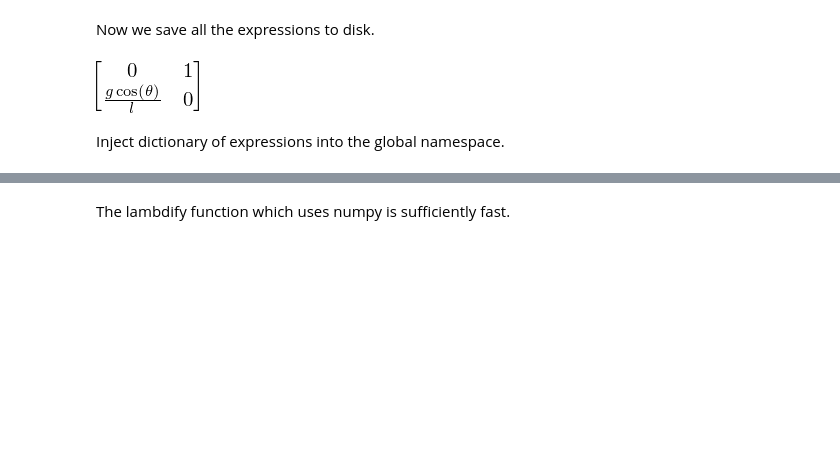
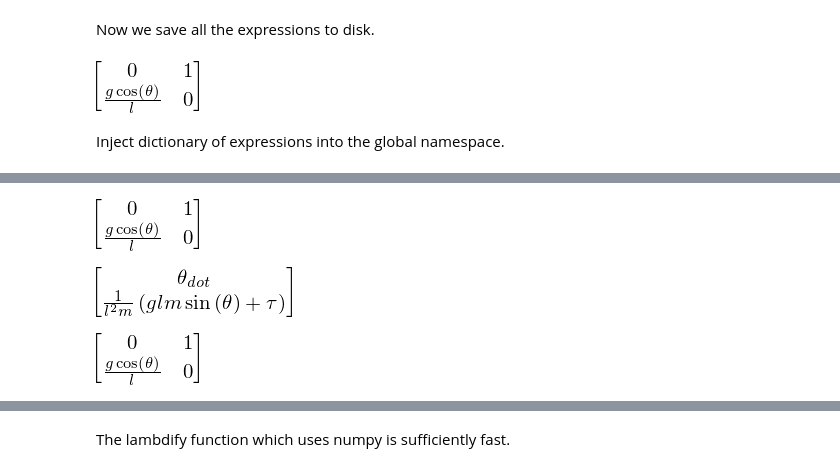
Before and after one commit to jgoppert/PX4-SIL, a Jupyter notebook: Pendulum.ipynb, the cells around one changed output, grey strips where cells are left out. Saved outputs shown, nothing was run; the diff lists cells and outputs as text; code cells hidden in the pictures; blank space fills up the shorter version.

```diff
--- a/Pendulum.ipynb
+++ b/Pendulum.ipynb
@@ -106,3 +114,17 @@ rhs
 # %%
 f_pend_dyn, jac_pend_dyn = rhs_to_scipy_ode(
     rhs, t, x_vect, u_vect,  {g:9.8}, m, l)
+# %%
+rhs.jacobian(x_vect)
+# %% [output]
+[figure, added]
+# %%
+d = sympy.ImmutableMatrix(rhs)
+d
+# %% [output]
+[figure, added]
+# %%
+rhs_jac = rhs.jacobian((theta, theta_dot))
+rhs_jac
+# %% [output]
+[figure, added]
```
Also changed, not shown: parts of 23 cells of this notebook.
